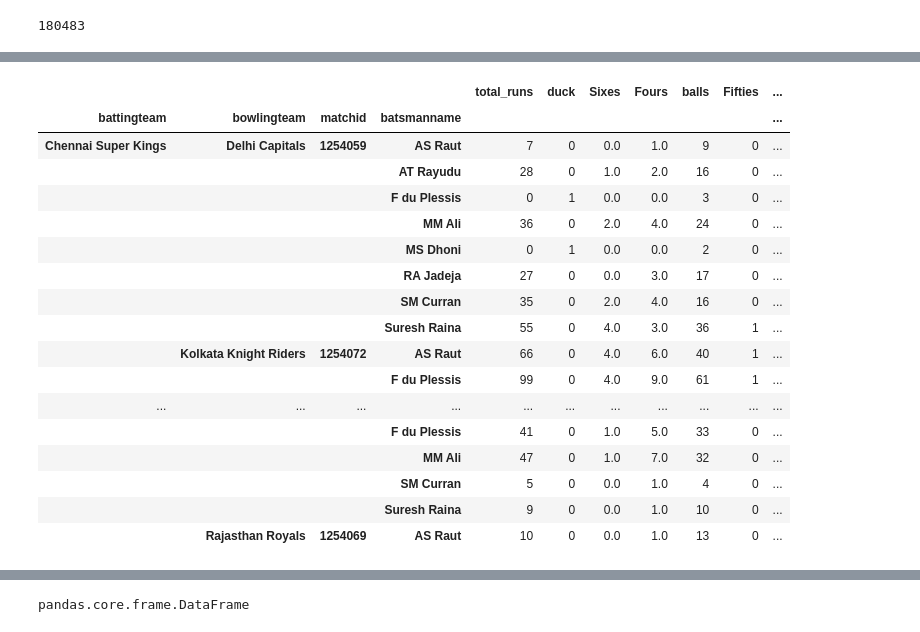
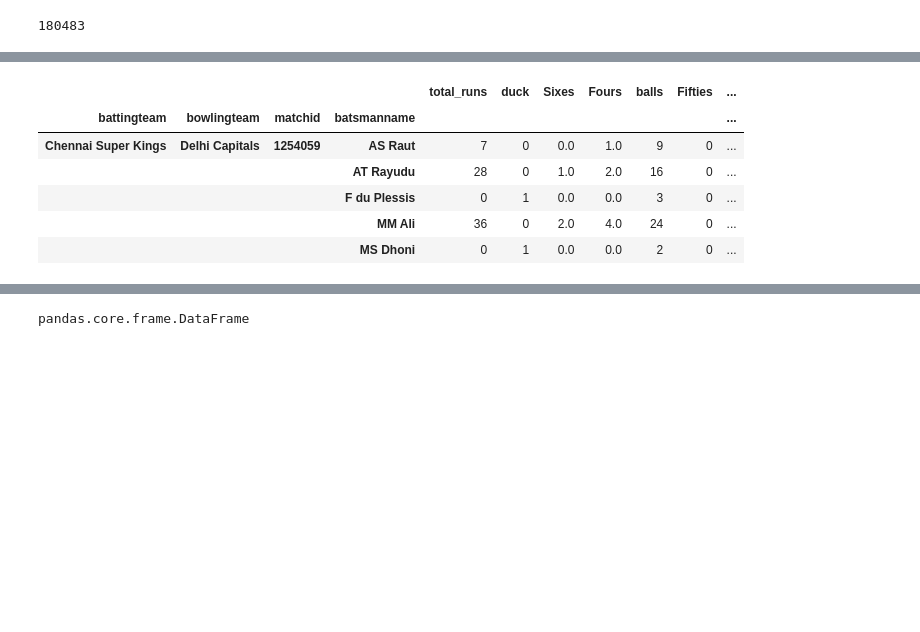
Before and after one commit to pranith7/dream11_prediction, a Jupyter notebook: PPP/demo1.ipynb, the cells around one changed output, grey strips where cells are left out. Saved outputs shown, nothing was run; the diff lists cells and outputs as text; code cells hidden in the pictures; blank space fills up the shorter version.

```diff
--- a/PPP/demo1.ipynb
+++ b/PPP/demo1.ipynb
@@ -383,8 +383,10 @@ total_runs['balls'] = batsmen_ball_faced_legal
 total_runs['Fifties'] = fifties
 total_runs['hundreds'] = hundreds
 # %%
-runs = total_runs['total_runs'] - (total_runs['Sixes']*6 + total_runs['Fours']*4)
-total_runs['runs'] = runs
+# ****
+
+# runs = total_runs['total_runs'] - (total_runs['Sixes']*6 + total_runs['Fours']*4)
+# total_runs['runs'] = runs
 # %%
 # total_runs.head(2)
 df = total_runs.copy()
@@ -394,5 +396,7 @@ df.duck = df.duck.replace({True: 1, False: 0})
 # df.Sixes = df.Sixes.replace({True: 1, False: 0})
 df = df.fillna(0)
 # %%
-dreamll_score = (df['runs'] + df['Sixes']*6 + df['Sixes']*2 + df['Fours']*4 + df['Fours'] + df['Fifties']*8 + df['hundreds']*16 + 4 )- df['duck']*2
+# dreamll_score = (df['runs'] + df['Sixes']*6 + df['Sixes']*2 + df['Fours']*4 + df['Fours'] + df['Fifties']*8 + df['hundreds']*16 + 4 )- df['duck']*2
+# df['dreamll_score'] = dreamll_score
+dreamll_score = df['total_runs'] + df['Sixes']*2 + df['Fours'] + df['Fifties']*8 + df['hundreds']*16 - df['duck']*2 + 4
 df['dreamll_score'] = dreamll_score
@@ -404,24 +403,13 @@ NameError: name 'batting_team' is not defined
 # %%
-df.head(45)
+df.head(5)
 # df.shape
 # %% [output]
 |  |  |  |  | total_runs | duck | Sixes | Fours | balls | Fifties | ... |
 | battingteam | bowlingteam | matchid | batsmanname |  |  |  |  |  |  | ... |
 | Chennai Super Kings | Delhi Capitals | 1254059 | AS Raut | 7 | 0 | 0.0 | 1.0 | 9 | 0 | ... |
 |  |  |  | AT Rayudu | 28 | 0 | 1.0 | 2.0 | 16 | 0 | ... |
 |  |  |  | F du Plessis | 0 | 1 | 0.0 | 0.0 | 3 | 0 | ... |
 |  |  |  | MM Ali | 36 | 0 | 2.0 | 4.0 | 24 | 0 | ... |
 |  |  |  | MS Dhoni | 0 | 1 | 0.0 | 0.0 | 2 | 0 | ... |
-|  |  |  | RA Jadeja | 27 | 0 | 0.0 | 3.0 | 17 | 0 | ... |
-|  |  |  | SM Curran | 35 | 0 | 2.0 | 4.0 | 16 | 0 | ... |
-|  |  |  | Suresh Raina | 55 | 0 | 4.0 | 3.0 | 36 | 1 | ... |
-|  | Kolkata Knight Riders | 1254072 | AS Raut | 66 | 0 | 4.0 | 6.0 | 40 | 1 | ... |
-|  |  |  | F du Plessis | 99 | 0 | 4.0 | 9.0 | 61 | 1 | ... |
-| ... | ... | ... | ... | ... | ... | ... | ... | ... | ... | ... |
-|  |  |  | F du Plessis | 41 | 0 | 1.0 | 5.0 | 33 | 0 | ... |
-|  |  |  | MM Ali | 47 | 0 | 1.0 | 7.0 | 32 | 0 | ... |
-|  |  |  | SM Curran | 5 | 0 | 0.0 | 1.0 | 4 | 0 | ... |
-|  |  |  | Suresh Raina | 9 | 0 | 0.0 | 1.0 | 10 | 0 | ... |
-|  | Rajasthan Royals | 1254069 | AS Raut | 10 | 0 | 0.0 | 1.0 | 13 | 0 | ... |
 # %%
 # df.drop(['batting_team'],axis=1,inplace=True)
```
Also changed, not shown: parts of 28 cells of this notebook, 6 other files.
